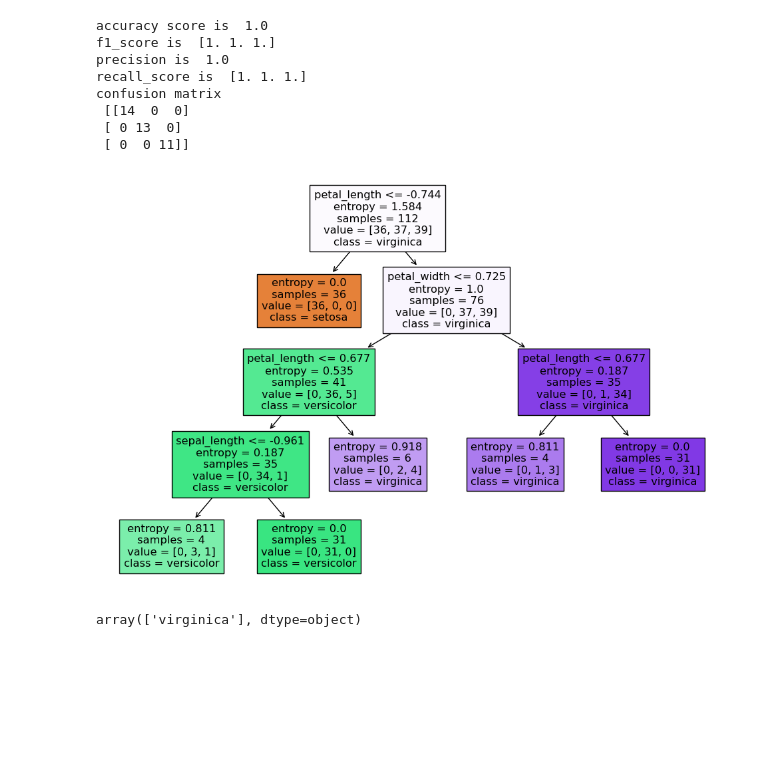
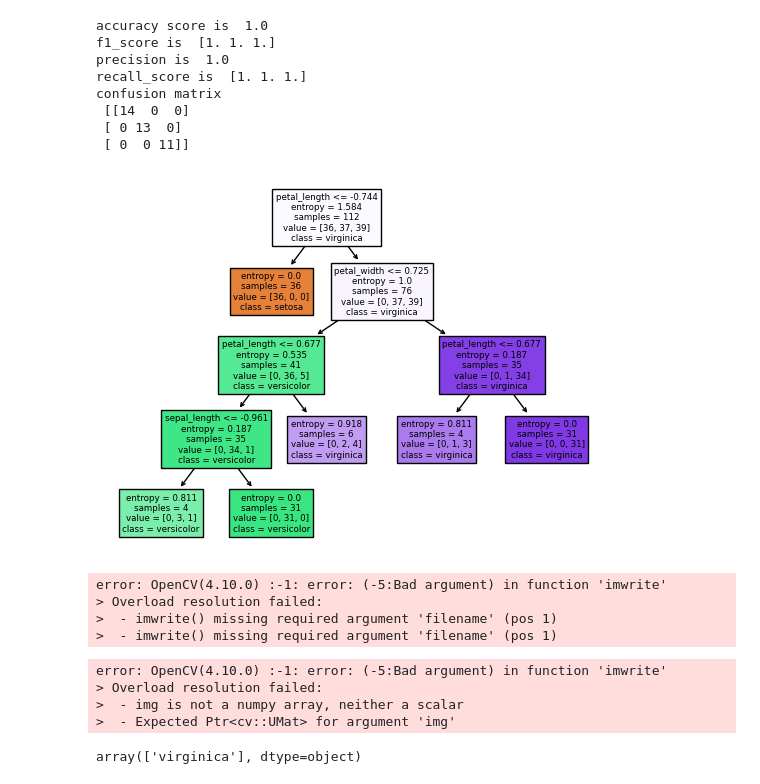
Before and after one commit to ashintv/machine_learnig_basics, a Jupyter notebook: Tree.ipynb, the cells around one changed output. Saved outputs shown, nothing was run; the diff lists cells and outputs as text; code cells hidden in the pictures; blank space fills up the shorter version.

```diff
--- a/Tree.ipynb
+++ b/Tree.ipynb
@@ -1,6 +1,7 @@
 # %%
 from sklearn import datasets
 import pandas as pd
+import cv2
 
 
 df = pd.read_csv("IRIS_DATASET.csv")
@@ -18,33 +19,45 @@ x_scale = scale.fit_transform(x)
 x_train,x_test,y_train,y_test = train_test_split(x_scale,y,test_size = 0.25 ,random_state = 40)
 
 
 model = DecisionTreeClassifier(criterion='entropy', max_depth=5,min_samples_split=4,min_samples_leaf=4)
 model.fit(x_train, y_train)
 
 y_pred = model.predict(x_test)
 
 from sklearn.metrics import accuracy_score,f1_score,precision_score,confusion_matrix,recall_score,ConfusionMatrixDisplay
 print('accuracy score is ',accuracy_score(y_test,y_pred))
 print('f1_score is ',f1_score(y_test,y_pred,average=None))
 print('precision is ',precision_score(y_test,y_pred,average = 'micro'))
 print('recall_score is ',recall_score(y_test,y_pred,average = None))
 print('confusion matrix \n',confusion_matrix(y_test,y_pred))
 model.predict([[5.3,3,1.4,0.2]])
 from sklearn.tree import plot_tree
 import matplotlib.pyplot as plt
 
 # Plot the decision tree
-plt.figure(figsize=(12,8))
+#plt.figure(figsize=(12,8))
 plot_tree(model, feature_names=x.columns, class_names=model.classes_, filled=True)
 plt.show()
+cv2.imwrite()
 # %% [output]
 accuracy score is  1.0
 f1_score is  [1. 1. 1.]
 precision is  1.0
 recall_score is  [1. 1. 1.]
 confusion matrix
  [[14  0  0]
  [ 0 13  0]
  [ 0  0 11]]
-[figure, old version]
+[figure, new version]
+error: OpenCV(4.10.0) :-1: error: (-5:Bad argument) in function 'imwrite'
+> Overload resolution failed:
+>  - imwrite() missing required argument 'filename' (pos 1)
+>  - imwrite() missing required argument 'filename' (pos 1)
+# %%
+cv2.imwrite('tre.png',plt)
+# %% [output]
+error: OpenCV(4.10.0) :-1: error: (-5:Bad argument) in function 'imwrite'
+> Overload resolution failed:
+>  - img is not a numpy array, neither a scalar
+>  - Expected Ptr<cv::UMat> for argument 'img'
 # %%
```
Also changed, not shown: parts of 10 cells of this notebook, 5 other files.
